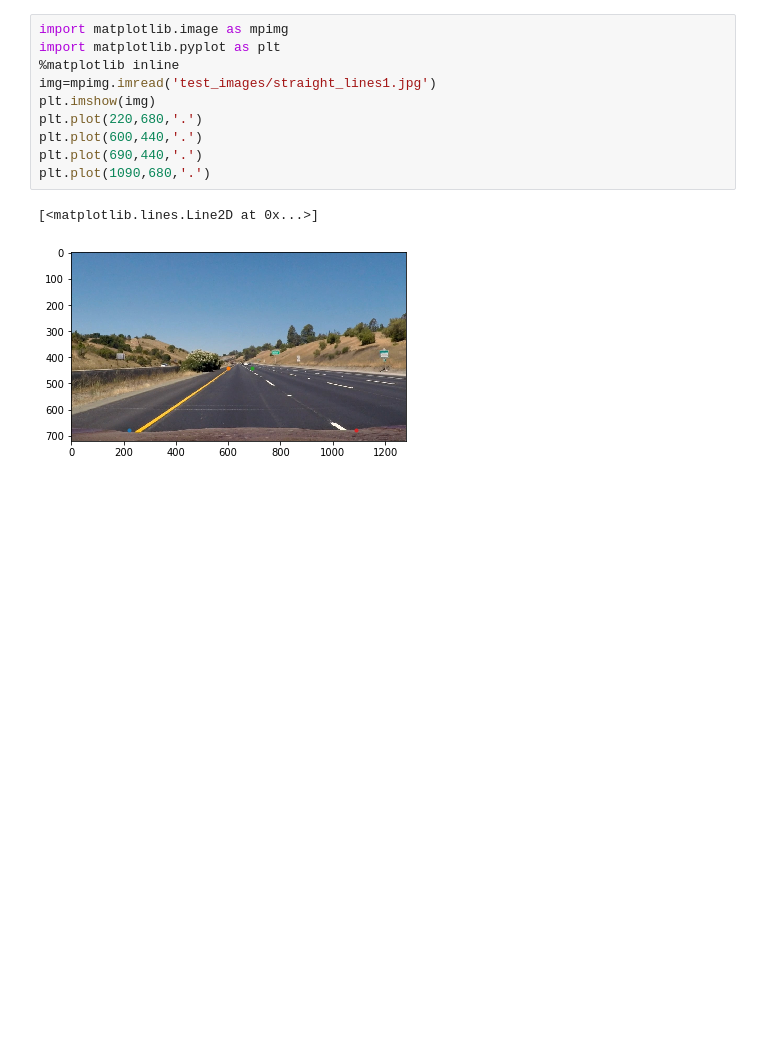
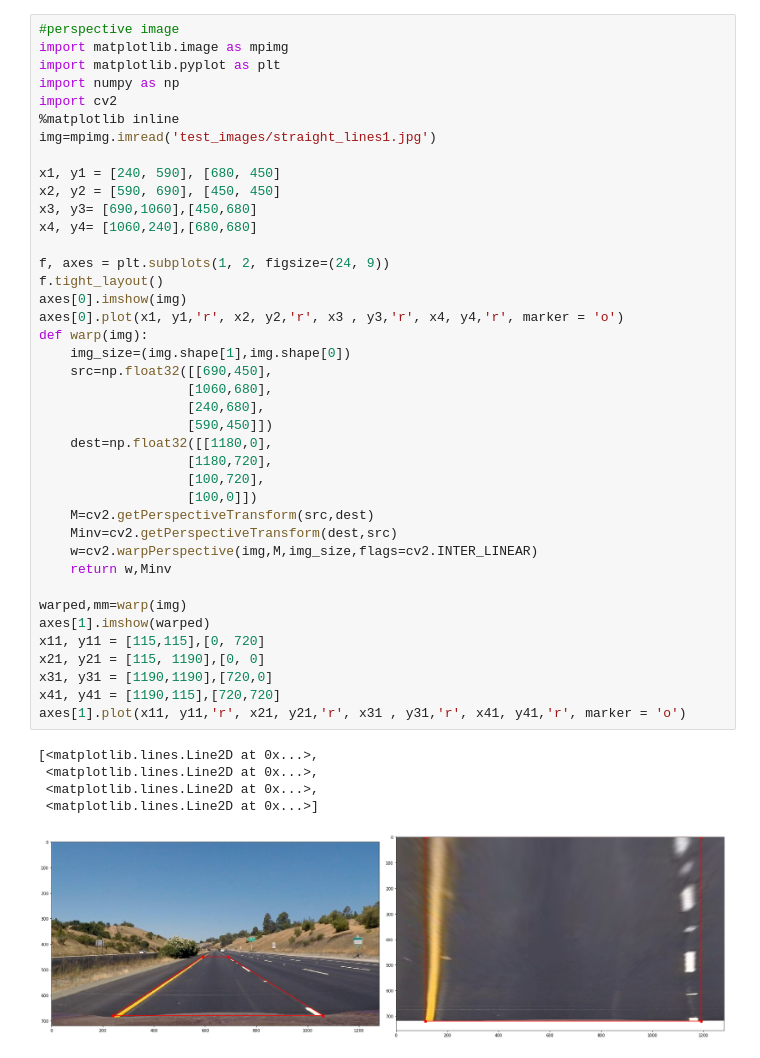
Before and after one commit to RamrajSegur/Udacity---Programs, a Jupyter notebook: Advanced Lane Finding/Lanefinding_project.ipynb, the cells around one changed output. Saved outputs shown, nothing was run; the diff lists cells and outputs as text; blank space fills up the shorter version.

```diff
--- a/Advanced Lane Finding/Lanefinding_project.ipynb
+++ b/Advanced Lane Finding/Lanefinding_project.ipynb
@@ -86,16 +116,49 @@ print(color_thres.shape)
-# %%
-import matplotlib.image as mpimg
-import matplotlib.pyplot as plt
-%matplotlib inline
-img=mpimg.imread('test_images/straight_lines1.jpg')
-plt.imshow(img)
-plt.plot(220,680,'.')
-plt.plot(600,440,'.')
-plt.plot(690,440,'.')
-plt.plot(1090,680,'.')
-# %% [output]
-[<matplotlib.lines.Line2D at 0x...>]
-[figure, removed]
+# %%
+#perspective image
+import matplotlib.image as mpimg
+import matplotlib.pyplot as plt
+import numpy as np
+import cv2
+%matplotlib inline
+img=mpimg.imread('test_images/straight_lines1.jpg')
+
+x1, y1 = [240, 590], [680, 450]
+x2, y2 = [590, 690], [450, 450]
+x3, y3= [690,1060],[450,680]
+x4, y4= [1060,240],[680,680]
+
+f, axes = plt.subplots(1, 2, figsize=(24, 9))
+f.tight_layout()
+axes[0].imshow(img)
+axes[0].plot(x1, y1,'r', x2, y2,'r', x3 , y3,'r', x4, y4,'r', marker = 'o')
+def warp(img):
+    img_size=(img.shape[1],img.shape[0])
+    src=np.float32([[690,450],
+                   [1060,680],
+                   [240,680],
+                   [590,450]])
+    dest=np.float32([[1180,0],
+                   [1180,720],
+                   [100,720],
+                   [100,0]])
+    M=cv2.getPerspectiveTransform(src,dest)
+    Minv=cv2.getPerspectiveTransform(dest,src)
+    w=cv2.warpPerspective(img,M,img_size,flags=cv2.INTER_LINEAR)
+    return w,Minv
+
+warped,mm=warp(img)
+axes[1].imshow(warped)
+x11, y11 = [115,115],[0, 720]
+x21, y21 = [115, 1190],[0, 0]
+x31, y31 = [1190,1190],[720,0]
+x41, y41 = [1190,115],[720,720]
+axes[1].plot(x11, y11,'r', x21, y21,'r', x31 , y31,'r', x41, y41,'r', marker = 'o')
+# %% [output]
+[<matplotlib.lines.Line2D at 0x...>,
+ <matplotlib.lines.Line2D at 0x...>,
+ <matplotlib.lines.Line2D at 0x...>,
+ <matplotlib.lines.Line2D at 0x...>]
+[figure, added]
 # %%
 #Lane finding
 import numpy as np
```
Also changed, not shown: parts of 4 cells of this notebook, 2 other files.
